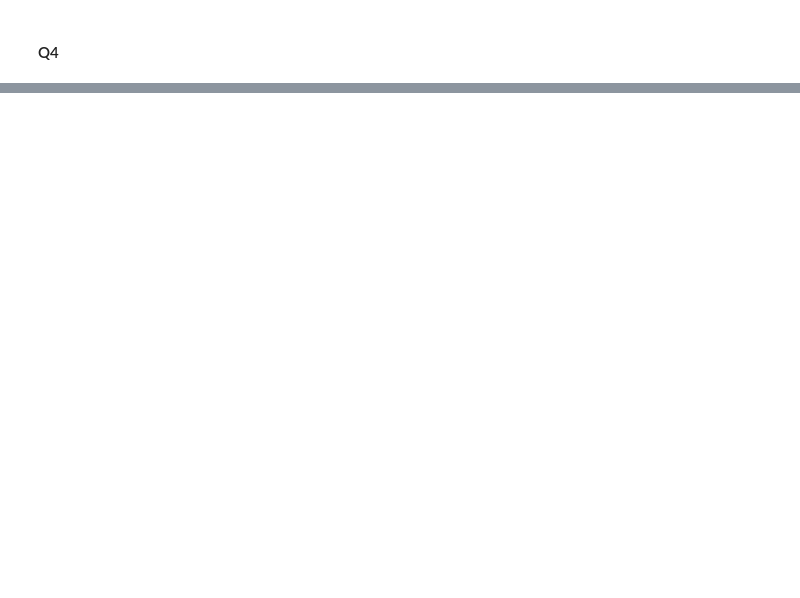
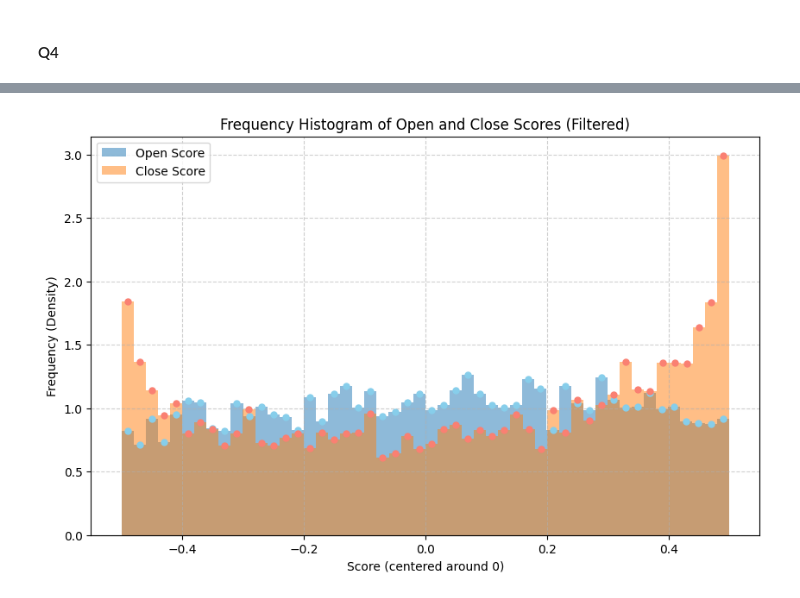
Before and after one commit to hmezer/backtest-machine, a Jupyter notebook: scripts/q3.ipynb, the cells around one changed output, grey strips where cells are left out. Drawn from its saved outputs; the diff is of its cells as text; code cells hidden in the pictures; blank space fills up the shorter version.

Commit message:
Open and Close Scores are added (on Colab)

```diff
--- a/scripts/q3.ipynb
+++ b/scripts/q3.ipynb
@@ -13,7 +27,7 @@ def read_dataframe_from_csv(file_path):
         print(f"Error reading CSV file: {e}")
         return None
 
-df = pd.read_csv("../data/spx_data_with_features.csv", index_col=0)
+df = pd.read_csv("/content/backtest-machine/data/spx_data_with_features.csv", index_col=0)
 
 # reset index to default integer index
 df.reset_index(drop=True, inplace=True)
@@ -65,0 +82,7 @@ X_train_flat.shape, X_train_scaled.shape, X_test_flat.shape, X_test_scaled.shape
+# %%
+df['Target 1D'] = df['Log Return'].shift(-1)
+df['Target 5D'] = df['Log Return'].rolling(5).sum().shift(-5)
+df['Target 20D'] = df['Log Return'].rolling(20).sum().shift(-20)
+df['Target 250D'] = df['Log Return'].rolling(250).sum().shift(-250)
+
+df.head()
@@ -89,0 +140,9 @@ def walk_forward_split(X, y, initial_train_size, test_size, step_size, expanding
+# %%
+df['Open Score'] = (df['Open'] - df['Low']) / (df['High'] - df['Low'])
+df['Close Score'] = (df['Close'] - df['Low']) / (df['High'] - df['Low'])
+
+# Center the scores around 0
+df['Open Score'] = df['Open Score'] - 0.5
+df['Close Score'] = df['Close Score'] - 0.5
+
+df[['Open', 'Close', 'Low', 'High', 'Open Score', 'Close Score']].head()
@@ -89,0 +252,38 @@ def walk_forward_split(X, y, initial_train_size, test_size, step_size, expanding
+# %%
+# prompt: Plot the frequency histogram of Open Score together with Close Score, cutting the values higher than 0.5 - epsilon and (-)0.5 + epsilon in the other case, only with top of bars but not the whole histogram column
+
+import numpy as np
+import matplotlib.pyplot as plt
+
+# Define epsilon
+epsilon = 0
+
+# Filter out values higher than 0.5 - epsilon and lower than -0.5 + epsilon
+filtered_open_score = df['Open Score'][(df['Open Score'] < 0.5 - epsilon) & (df['Open Score'] > -0.5 + epsilon)]
+filtered_close_score = df['Close Score'][(df['Close Score'] < 0.5 - epsilon) & (df['Close Score'] > -0.5 + epsilon)]
+
+# Plot the frequency histogram with only the top of the bars
+plt.figure(figsize=(10, 6))
+
+# Use linestyle 'None' and marker 'o' to show only the top of the bars as points
+plt.hist(filtered_open_score, bins=50, alpha=0.5, label='Open Score', histtype='stepfilled', density=True, edgecolor='skyblue', linewidth=0)
+plt.hist(filtered_close_score, bins=50, alpha=0.5, label='Close Score', histtype='stepfilled', density=True, edgecolor='salmon', linewidth=0)
+
+# To show only the top of the bars, we need to find the bin centers and heights
+open_counts, open_bins = np.histogram(filtered_open_score, bins=50, density=True)
+close_counts, close_bins = np.histogram(filtered_close_score, bins=50, density=True)
+open_bin_centers = (open_bins[:-1] + open_bins[1:]) / 2
+close_bin_centers = (close_bins[:-1] + close_bins[1:]) / 2
+
+plt.plot(open_bin_centers, open_counts, linestyle='None', marker='o', color='skyblue', markersize=5)
+plt.plot(close_bin_centers, close_counts, linestyle='None', marker='o', color='salmon', markersize=5)
+
+
+plt.title('Frequency Histogram of Open and Close Scores (Filtered)')
+plt.xlabel('Score (centered around 0)')
+plt.ylabel('Frequency (Density)')
+plt.legend()
+plt.grid(True, linestyle='--', alpha=0.6)
+plt.show()
+# %% [output]
+[figure, added]
```
Also changed, not shown: parts of 9 cells of this notebook.
